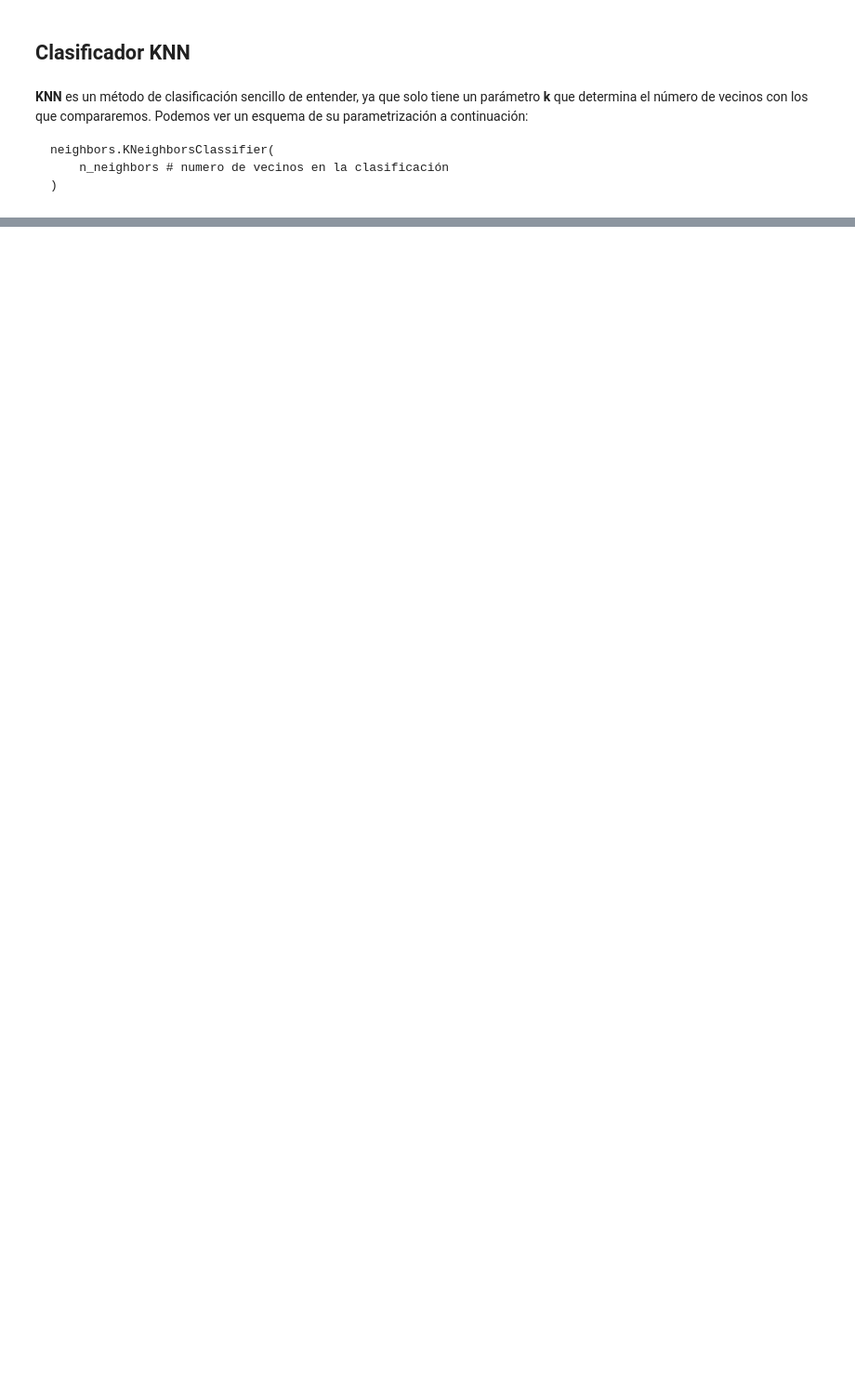
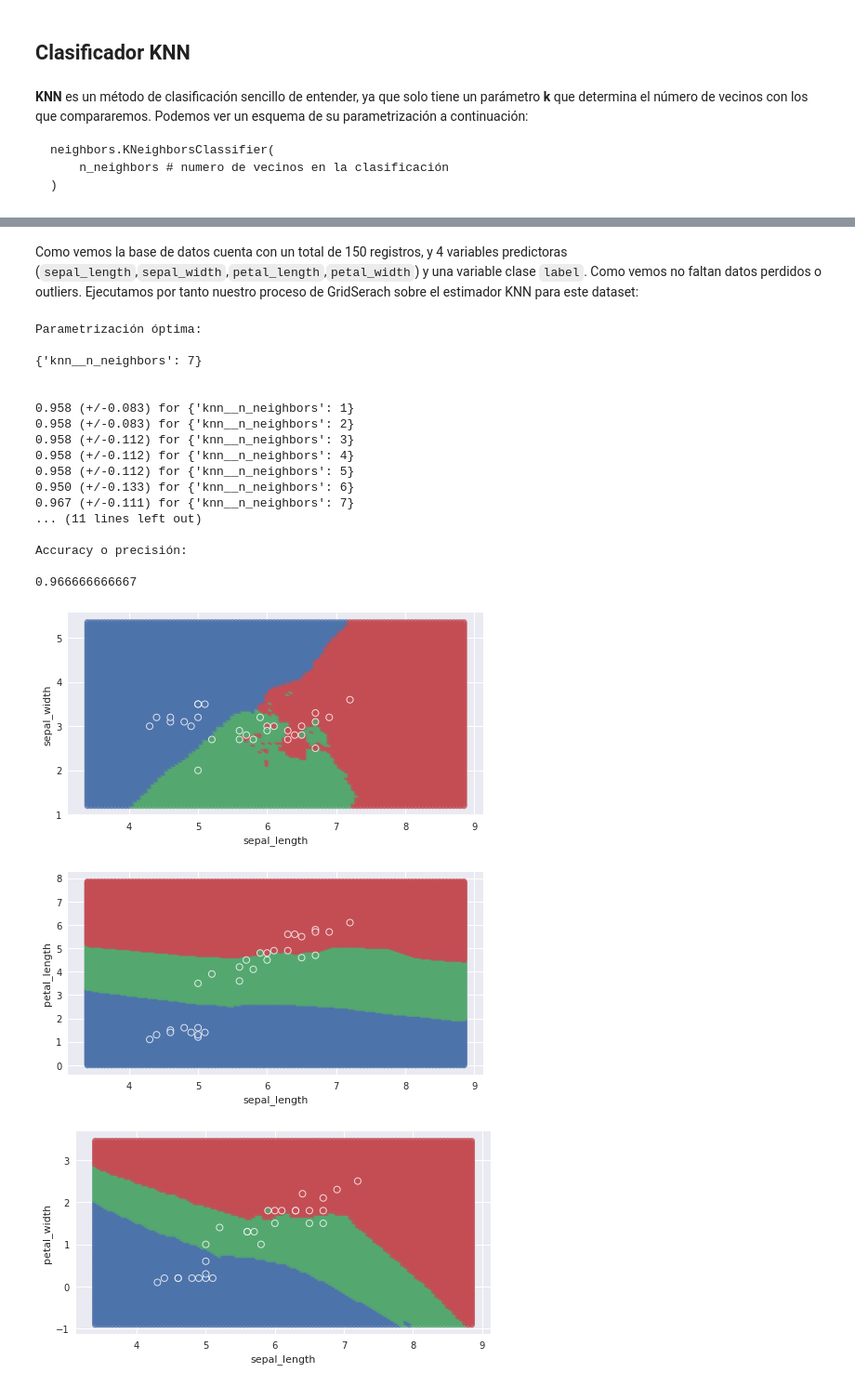
Before and after one commit to franm3e/Data-Mining, a Jupyter notebook: Práctica2-Clasificación_supervisada_en_scikit-learn.ipynb, the cells around one changed output, grey strips where cells are left out. Shown: that part at 93% size. Saved outputs shown, nothing was run; the diff lists cells and outputs as text; code cells hidden in the pictures; blank space fills up the shorter version.

```diff
--- a/Práctica2-Clasificación_supervisada_en_scikit-learn.ipynb
+++ b/Práctica2-Clasificación_supervisada_en_scikit-learn.ipynb
@@ -136,35 +194,0 @@ metrics.accuracy_score(test_label, prediction)
-# %%
-def KNNgridSearchCV(datasetname):
-
-    definirDataset(datasetname)
-
-    clf = GridSearchCV(
-        estimator = neighbors.KNeighborsClassifier(),
-        param_grid = { 'n_neighbors' : [1,2,3,4,5] },
-        scoring = 'accuracy',
-        cv = 10
-    )
-
-    fitted = clf.fit(train_atts, train_label)
-
-    print(fitted.best_params_['n_neighbors'])
-    print("\n")
-
-    # Get the mean score for each cv
-    means = fitted.cv_results_['mean_test_score']
-    # Get the sd score for each cv
-    stds = fitted.cv_results_['std_test_score']
-    # Get each specific configuration
-    conf = fitted.cv_results_['params']
-
-    # Print the three things togheter
-    for mean, std, params in zip(means, stds, conf):
-        print("%0.3f (+/-%0.03f) for %r"
-            % (mean, std * 2, params))
-    print("\n")
-
-    prediction = clf.predict(test_atts)
-
-    print(metrics.confusion_matrix(test_label, prediction))
-    print("\n")
-    print(metrics.accuracy_score(test_label, prediction))
@@ -209,0 +325,26 @@ def classifierPrintBoundaries(model, train_atts, train_label, test_atts, test_la
+# %% [markdown]
+Como vemos la base de datos cuenta con un total de 150 registros, y 4 variables predictoras (`sepal_length`,`sepal_width`,`petal_length`,`petal_width`) y una variable clase `label`. Como vemos no faltan datos perdidos o outliers.
+Ejecutamos por tanto nuestro proceso de GridSerach sobre el estimador KNN para este dataset:
+# %%
+KNNgridSearchCV("iris", True)
+# %% [output]
+Parametrización óptima:
+
+{'knn__n_neighbors': 7}
+
+
+0.958 (+/-0.083) for {'knn__n_neighbors': 1}
+0.958 (+/-0.083) for {'knn__n_neighbors': 2}
+0.958 (+/-0.112) for {'knn__n_neighbors': 3}
+0.958 (+/-0.112) for {'knn__n_neighbors': 4}
+0.958 (+/-0.112) for {'knn__n_neighbors': 5}
+0.950 (+/-0.133) for {'knn__n_neighbors': 6}
+0.967 (+/-0.111) for {'knn__n_neighbors': 7}
+... (11 lines left out)
+
+Accuracy o precisión:
+
+0.966666666667
+[figure, added]
+[figure, added]
+[figure, added]
```
Also changed, not shown: parts of 65 cells of this notebook.
